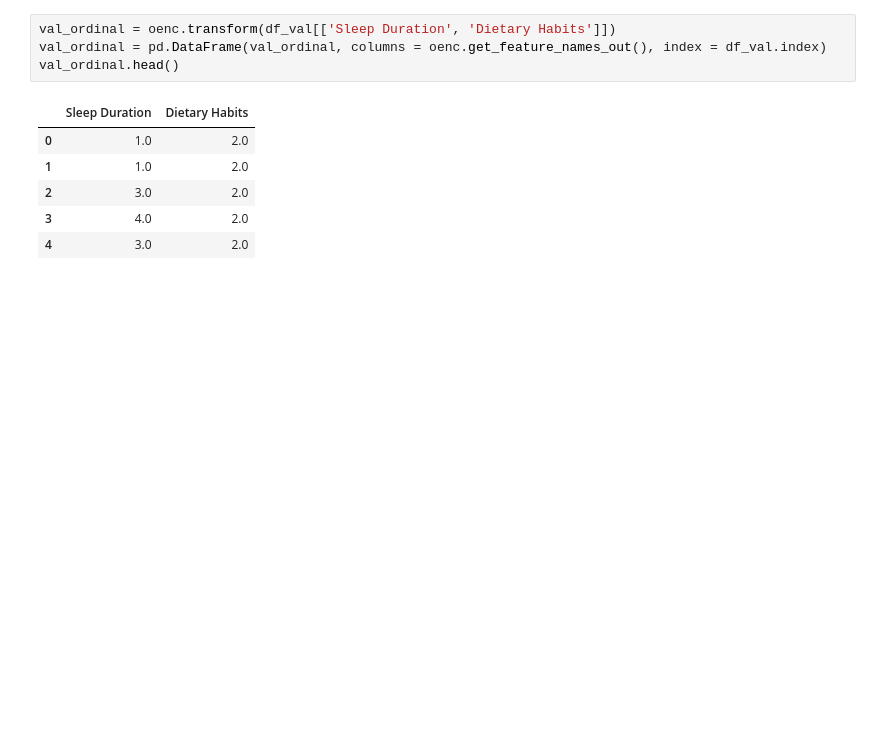
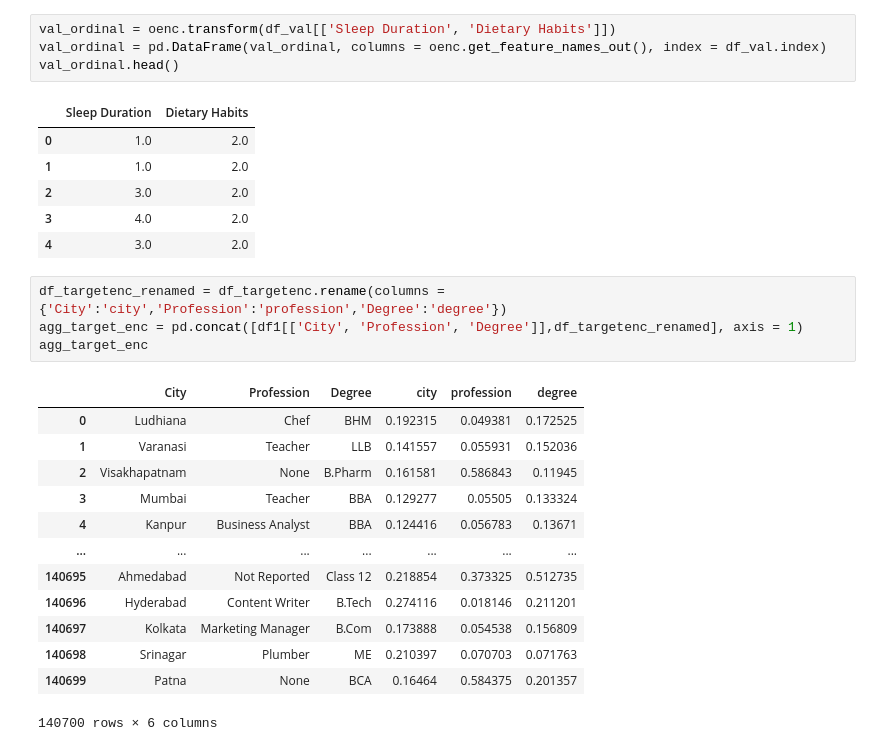
Before and after one commit to ricrichardthomas1/kaggle_mental, a Jupyter notebook: mental.ipynb, the cells around one changed output. Cells and saved outputs as stored; diff of their text form; blank space fills up the shorter version.

```diff
--- a/mental.ipynb
+++ b/mental.ipynb
@@ -772,3 +759,21 @@ val_ordinal.head()
 | 2 | 3.0 | 2.0 |
 | 3 | 4.0 | 2.0 |
 | 4 | 3.0 | 2.0 |
+# %%
+df_targetenc_renamed = df_targetenc.rename(columns = {'City':'city','Profession':'profession','Degree':'degree'})
+agg_target_enc = pd.concat([df1[['City', 'Profession', 'Degree']],df_targetenc_renamed], axis = 1)
+agg_target_enc
+# %% [output]
+|  | City | Profession | Degree | city | profession | degree |
+| 0 | Ludhiana | Chef | BHM | 0.192315 | 0.049381 | 0.172525 |
+| 1 | Varanasi | Teacher | LLB | 0.141557 | 0.055931 | 0.152036 |
+| 2 | Visakhapatnam | None | B.Pharm | 0.161581 | 0.586843 | 0.11945 |
+| 3 | Mumbai | Teacher | BBA | 0.129277 | 0.05505 | 0.133324 |
+| 4 | Kanpur | Business Analyst | BBA | 0.124416 | 0.056783 | 0.13671 |
+| ... | ... | ... | ... | ... | ... | ... |
+| 140695 | Ahmedabad | Not Reported | Class 12 | 0.218854 | 0.373325 | 0.512735 |
+| 140696 | Hyderabad | Content Writer | B.Tech | 0.274116 | 0.018146 | 0.211201 |
+| 140697 | Kolkata | Marketing Manager | B.Com | 0.173888 | 0.054538 | 0.156809 |
+| 140698 | Srinagar | Plumber | ME | 0.210397 | 0.070703 | 0.071763 |
+| 140699 | Patna | None | BCA | 0.16464 | 0.584375 | 0.201357 |
+140700 rows × 6 columns
```
Also changed, not shown: parts of 19 cells of this notebook, 1 other file.
